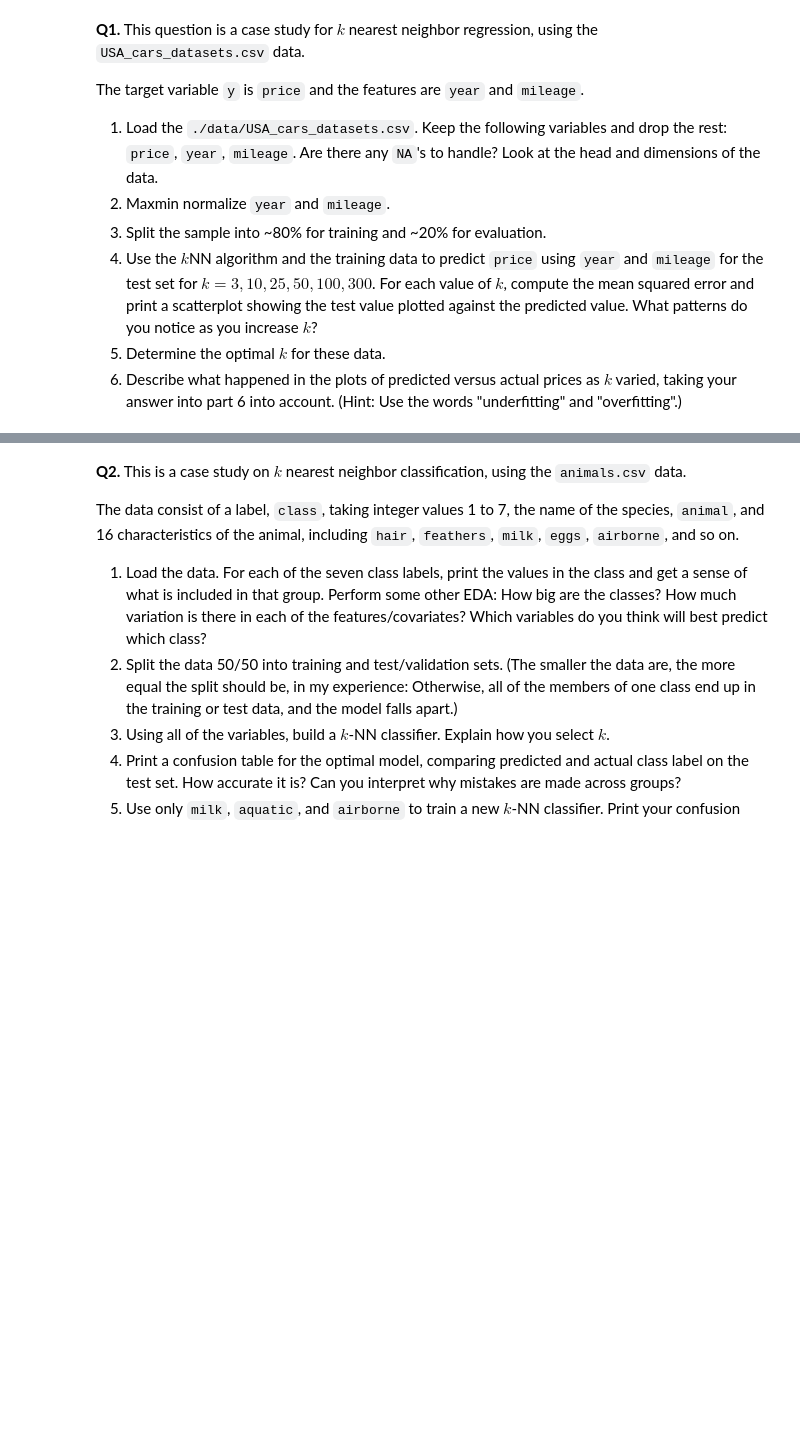
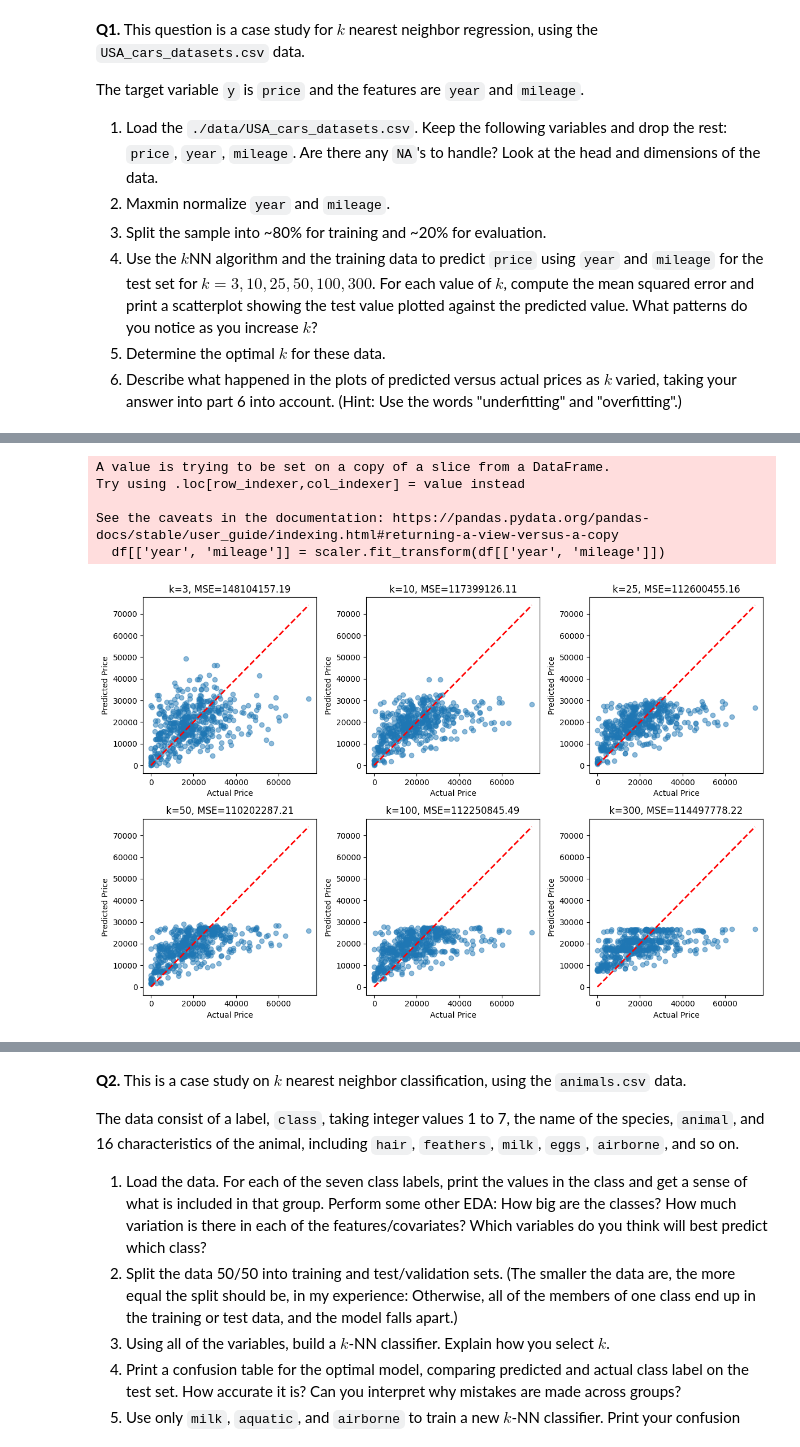
Before and after one commit to corinnefog/knn, a Jupyter notebook: assignment/assignment_knn.ipynb, the cells around one changed output, grey strips where cells are left out. Cells and saved outputs as stored; diff of their text form; code cells hidden in the pictures; blank space fills up the shorter version.

```diff
--- a/assignment/assignment_knn.ipynb
+++ b/assignment/assignment_knn.ipynb
@@ -32,0 +51,5 @@ The target variable `y` is `price` and the features are `year` and `mileage`.
+# %%
+df = cars[['price', 'year', 'mileage']]
+print(df.isnull().sum)
+df.dropna
+df.head()
@@ -32,0 +77,44 @@ The target variable `y` is `price` and the features are `year` and `mileage`.
+# %%
+scaler = MinMaxScaler()
+df[['year', 'mileage']] = scaler.fit_transform(df[['year', 'mileage']])
+# %% [output]
+A value is trying to be set on a copy of a slice from a DataFrame.
+Try using .loc[row_indexer,col_indexer] = value instead
+
+See the caveats in the documentation: https://pandas.pydata.org/pandas-docs/stable/user_guide/indexing.html#returning-a-view-versus-a-copy
+  df[['year', 'mileage']] = scaler.fit_transform(df[['year', 'mileage']])
+# %%
+X = df[['year', 'mileage']]
+y = df['price']
+
+# Split dataset (80% training, 20% test)
+X_train, X_test, y_train, y_test = train_test_split(X, y, test_size=0.2, random_state=42)
+# %%
+k_values = [3, 10, 25, 50, 100, 300]
+mse_values = []
+
+plt.figure(figsize=(12, 8))
+
+for k in k_values:
+    knn = KNeighborsRegressor(n_neighbors=k)
+    knn.fit(X_train, y_train)
+
+    # Predict on test set
+    y_pred = knn.predict(X_test)
+
+    # Compute Mean Squared Error
+    mse = mean_squared_error(y_test, y_pred)
+    mse_values.append(mse)
+
+    # Scatter plot
+    plt.subplot(2, 3, k_values.index(k) + 1)
+    plt.scatter(y_test, y_pred, alpha=0.5)
+    plt.plot([y_test.min(), y_test.max()], [y_test.min(), y_test.max()], 'r--', lw=2)
+    plt.title(f"k={k}, MSE={mse:.2f}")
+    plt.xlabel("Actual Price")
+    plt.ylabel("Predicted Price")
+
+plt.tight_layout()
+plt.show()
+# %% [output]
+[figure, added]
```
Also changed, not shown: parts of 9 cells of this notebook.
